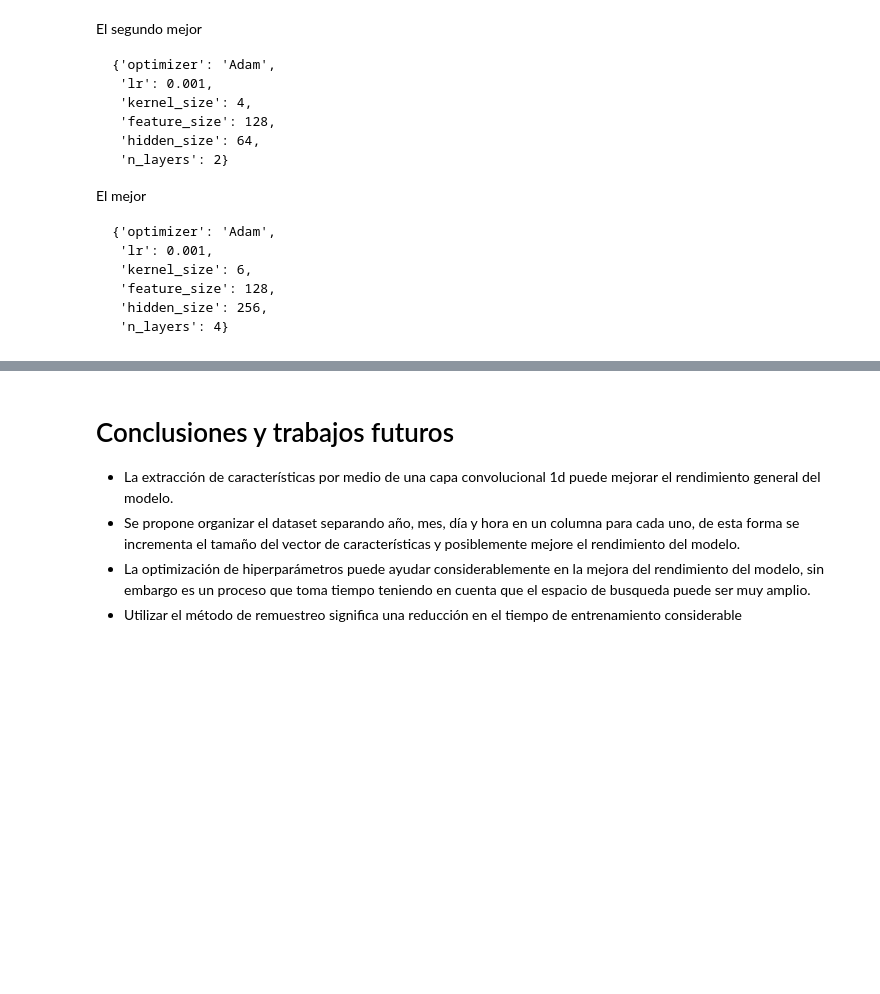
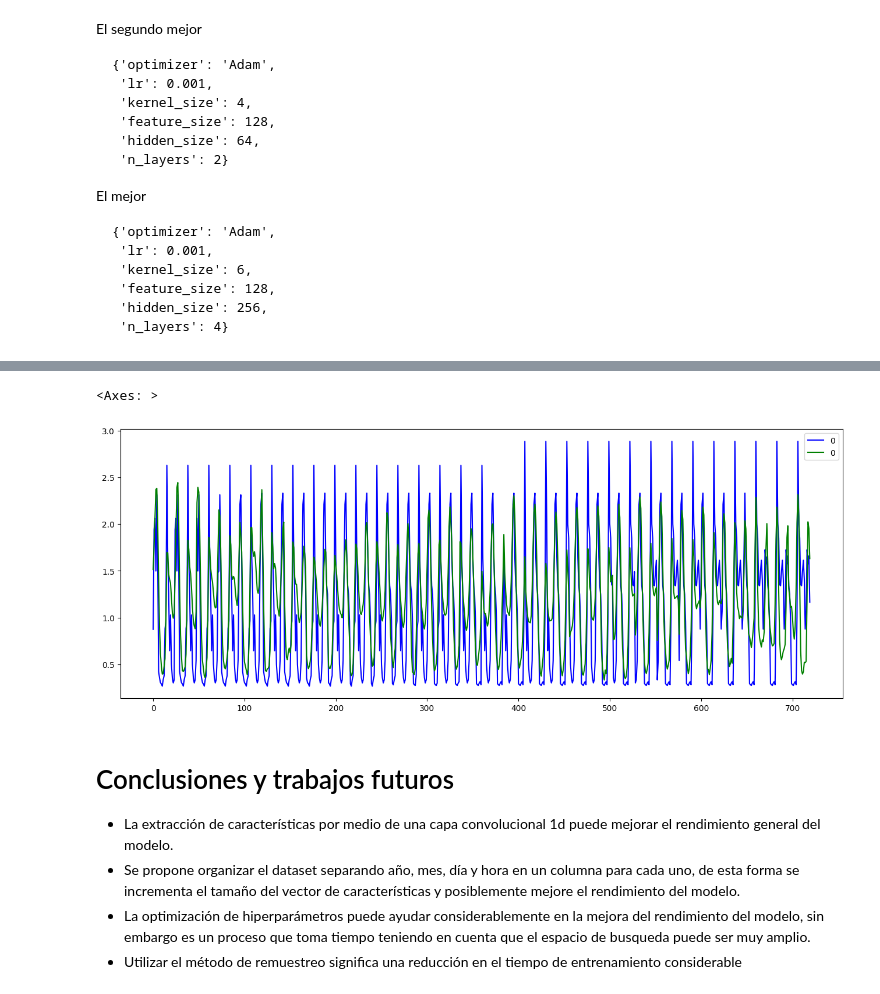
Before and after one commit to dcrovo/DeepLearning-Power-Prediction, a Jupyter notebook: src/TallerASP.ipynb, the cells around one changed output, grey strips where cells are left out. Saved outputs shown, nothing was run; the diff lists cells and outputs as text; code cells hidden in the pictures; blank space fills up the shorter version.

Commit message:
Added final model

````diff
--- a/src/TallerASP.ipynb
+++ b/src/TallerASP.ipynb
@@ -412,13 +420,13 @@ Mean Squared Error:  0.28921145139475685
 ```
 # %%
 class CONV_LSTM_Model(nn.Module):
-    def __init__(self, input_size=1, kernel_size=3, feature_size=32, hidden_size=64, seq_lenght=24, n_layers=2, padding=1):
+    def __init__(self, input_size=1, kernel_size=3, feature_size=32, hidden_size=64, seq_lenght=24, n_layers=2, padding=1, drop_prob=0.2):
         super(CONV_LSTM_Model, self).__init__()
         # Dos capas convolucionales
         self.conv1d_1 = nn.Conv1d(in_channels=input_size, out_channels=feature_size, kernel_size=kernel_size, padding=padding)
         self.conv1d_2 = nn.Conv1d(in_channels=feature_size, out_channels=feature_size, kernel_size=kernel_size, padding=padding)
         self.relu = nn.ReLU()
-        self.lstm = nn.LSTM(input_size*feature_size, hidden_size, n_layers, batch_first=True)
+        self.lstm = nn.LSTM(input_size*feature_size, hidden_size, n_layers, batch_first=True, dropout=drop_prob)
         self.linear = nn.Linear(hidden_size, seq_lenght)
     def forward(self, x):
         # esta operación es necesaria por las dimenciones de entrada que admite el módulo conv1d
@@ -713,14 +723,15 @@ Mean Squared Error:  0.2830756865725989
 # %%
+from sklearn.metrics import r2_score
 batch_size = 32
-epochs = 10
+epochs = 28 # Después de 30 hay overfitting
 input_size =1
 seq_lenght = 24
 padding = 1
-feature_size = 128
-lr = 0.0009895756032128132
-kernel_size = 6
-hidden_size =  228
-n_layers = 3
+feature_size = 199
+lr = 0.0009675978990845173
+kernel_size = 7
+hidden_size =  130
+n_layers = 2
 NUM_WORKERS = multiprocessing.cpu_count()
 
 
@@ -738,14 +749,25 @@ final_model= CONV_LSTM_Model(input_size, kernel_size, feature_size, hidden_size,
 final_model.double()
 optimizer = optim.Adam(final_model.parameters(), lr=lr)
 criterion = nn.MSELoss()
+mse_t = []
 
+r2_t = []
 for epoch in range(1, epochs+1):
     train_model(final_model, device, train_loader, optimizer, criterion, epoch)
-    print('____________________________\nValidation metrics in training epoch ', epoch,':')
-    performance(final_model, device, train_loader, train_data)
+    print('____________________________\n Metrics in training epoch ', epoch,':')
+    preds, targets, mse = performance(final_model, device, train_loader, train_data)
+    r2 = r2_score(targets, preds)
+    mse_t.append(mse)
+    r2_t.append(r2)
+    print('R2 score on training: ',r2)
+    print('____________________________\n Metrics in test set:')
+    preds_v, targets_v, mse_v = performance(final_model, device, test_loader, test_data)
+    print('R2 score on validation: ', r2_score(targets_v, preds_v))
 
-print('____________________________\nValidation metrics in test set:')
-performance(final_model, device, test_loader, test_data)
+
+print('____________________________\n Metrics in test set:')
+preds_f, targets_f, mse_vf = performance(final_model, device, test_loader, test_data)
+print('R2 score on validation: ', r2_score(targets_f, preds_f))
 
 torch.save(final_model.state_dict(), '../models/final_model')
 # %% [output]
@@ -797,3 +886,10 @@ Mean Squared Error:  0.24338485653421577
+# %%
+plt.figure(figsize=(16,6))
+sns.lineplot(targets_f, palette=['blue'])
+sns.lineplot(preds_f, palette=['green'])
+# %% [output]
+<Axes: >
+[figure, added]
 # %% [markdown]
 # Conclusiones y trabajos futuros
 - La extracción de características por medio de una capa convolucional 1d puede mejorar el rendimiento general del modelo.
````
Also changed, not shown: parts of 9 cells of this notebook, 3 other files.
